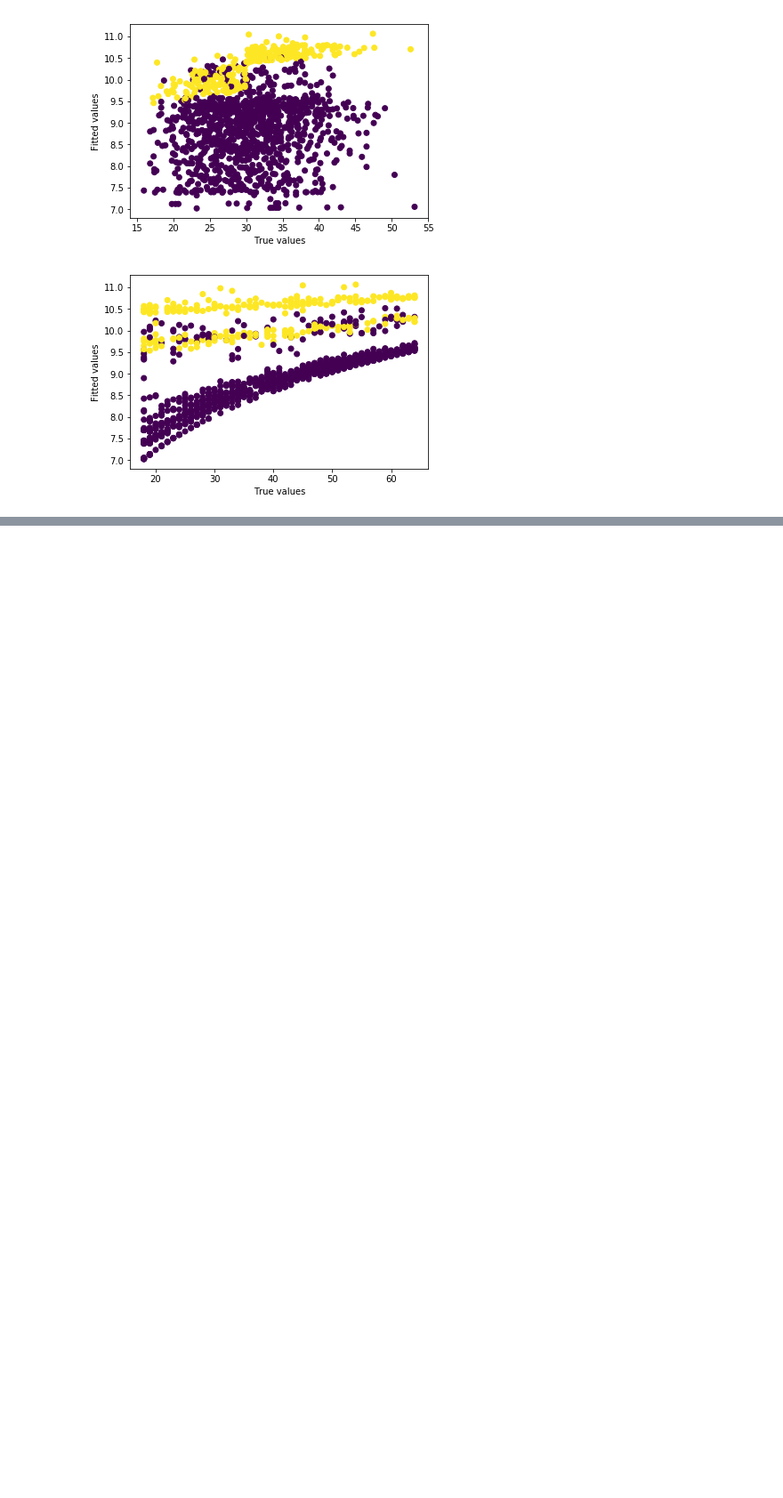
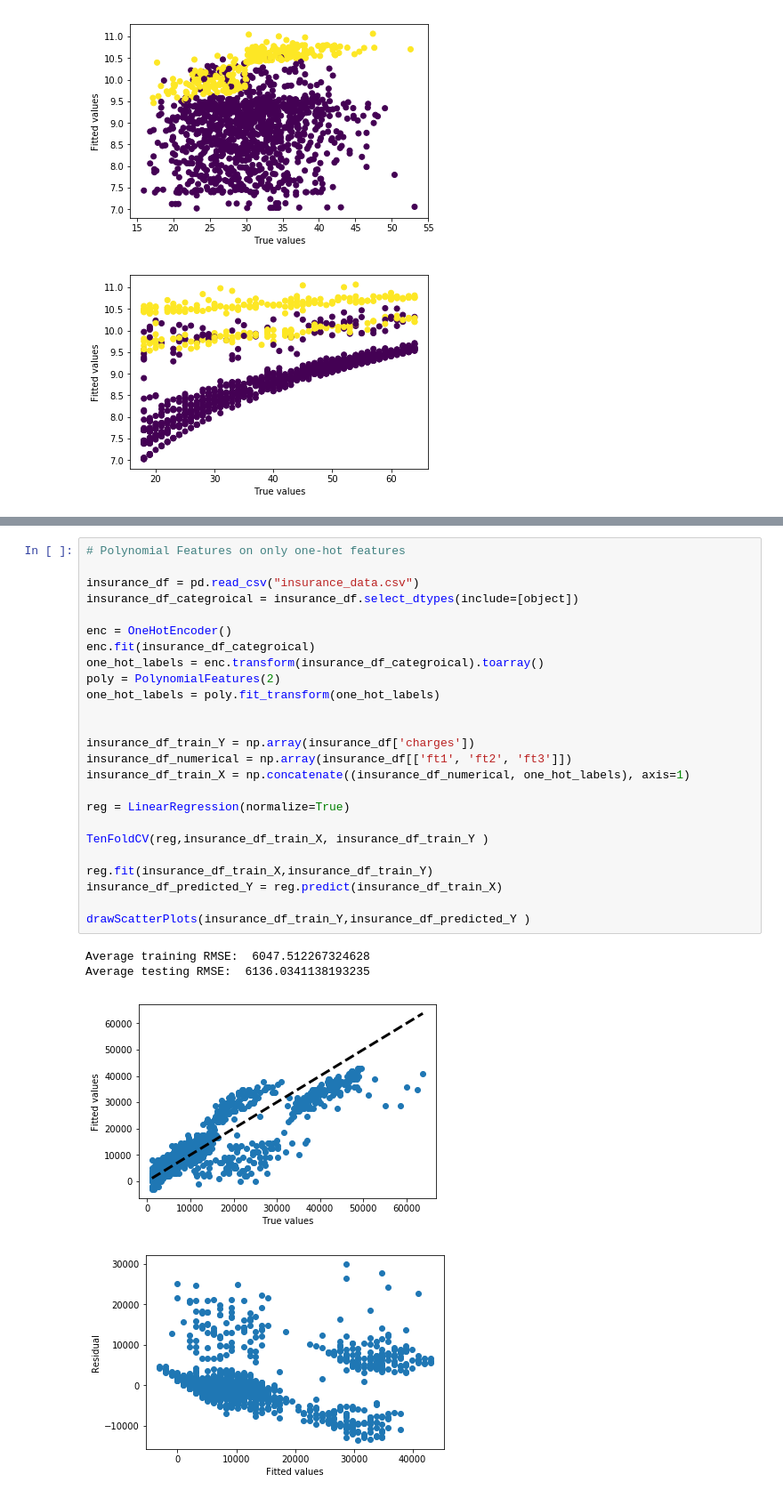
Before and after one commit to DanioPurdue/EE219Project-Analysis-On-Textual-Data, a Jupyter notebook: project4/EE219Project4.ipynb, the cells around one changed output, grey strips where cells are left out. Shown at 89% size. Cells and saved outputs as stored; diff of their text form; blank space fills up the shorter version.

```diff
--- a/project4/EE219Project4.ipynb
+++ b/project4/EE219Project4.ipynb
@@ -410,0 +552,30 @@ coloredScatterPlot(numeric_insurance_df_train_X[:,0], insurance_df_train_Y_log,n
+# %%
+# Polynomial Features on only one-hot features
+
+insurance_df = pd.read_csv("insurance_data.csv")
+insurance_df_categroical = insurance_df.select_dtypes(include=[object])
+
+enc = OneHotEncoder()
+enc.fit(insurance_df_categroical)
+one_hot_labels = enc.transform(insurance_df_categroical).toarray()
+poly = PolynomialFeatures(2)
+one_hot_labels = poly.fit_transform(one_hot_labels)
+
+
+insurance_df_train_Y = np.array(insurance_df['charges'])
+insurance_df_numerical = np.array(insurance_df[['ft1', 'ft2', 'ft3']])
+insurance_df_train_X = np.concatenate((insurance_df_numerical, one_hot_labels), axis=1)
+
+reg = LinearRegression(normalize=True)
+
+TenFoldCV(reg,insurance_df_train_X, insurance_df_train_Y )
+
+reg.fit(insurance_df_train_X,insurance_df_train_Y)
+insurance_df_predicted_Y = reg.predict(insurance_df_train_X)
+
+drawScatterPlots(insurance_df_train_Y,insurance_df_predicted_Y )
+# %% [output]
+Average training RMSE:  6047.512267324628
+Average testing RMSE:  6136.0341138193235
+[figure, added]
+[figure, added]
```
Also changed, not shown: parts of 13 cells of this notebook.
